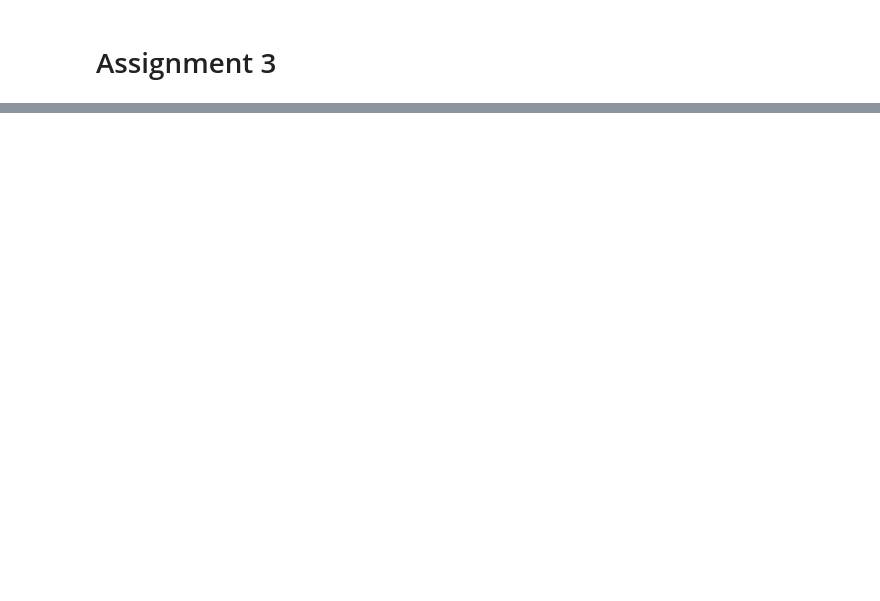
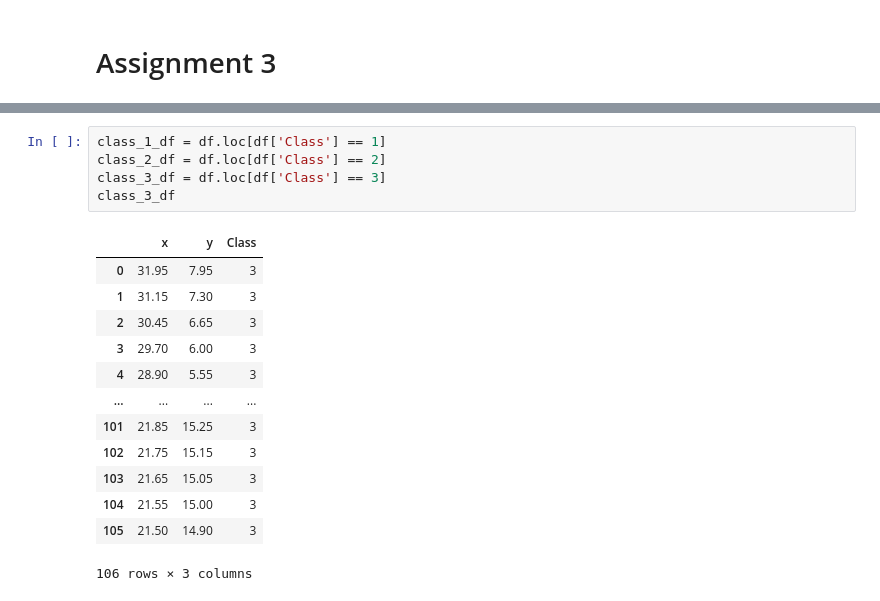
Before and after one commit to natalie2nguyen/ML_Assignment3, a Jupyter notebook: assignment3.ipynb, the cells around one changed output, grey strips where cells are left out. Cells and saved outputs as stored; diff of their text form; blank space fills up the shorter version.

```diff
--- a/assignment3.ipynb
+++ b/assignment3.ipynb
@@ -16,0 +17,19 @@ df.head()
+# %%
+class_1_df = df.loc[df['Class'] == 1]
+class_2_df = df.loc[df['Class'] == 2]
+class_3_df = df.loc[df['Class'] == 3]
+class_3_df
+# %% [output]
+|  | x | y | Class |
+| 0 | 31.95 | 7.95 | 3 |
+| 1 | 31.15 | 7.30 | 3 |
+| 2 | 30.45 | 6.65 | 3 |
+| 3 | 29.70 | 6.00 | 3 |
+| 4 | 28.90 | 5.55 | 3 |
+| ... | ... | ... | ... |
+| 101 | 21.85 | 15.25 | 3 |
+| 102 | 21.75 | 15.15 | 3 |
+| 103 | 21.65 | 15.05 | 3 |
+| 104 | 21.55 | 15.00 | 3 |
+| 105 | 21.50 | 14.90 | 3 |
+106 rows × 3 columns
```
Also changed, not shown: parts of 9 cells of this notebook, 2 other files.
